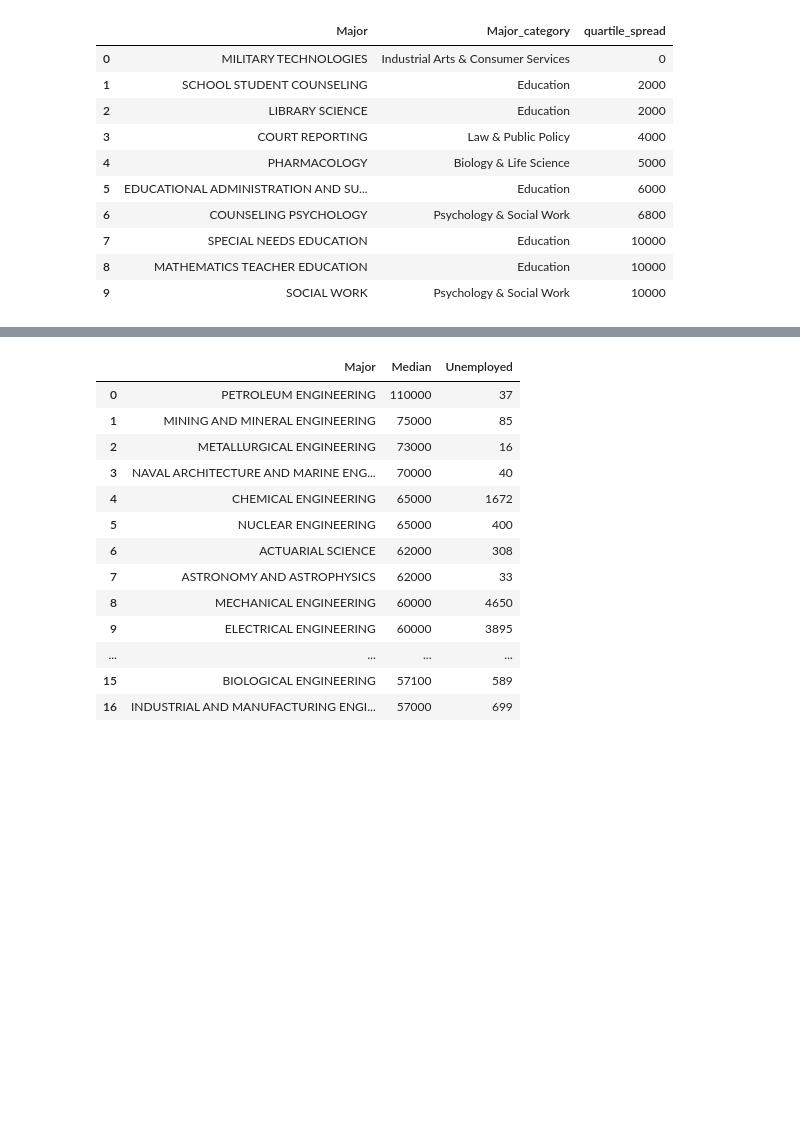
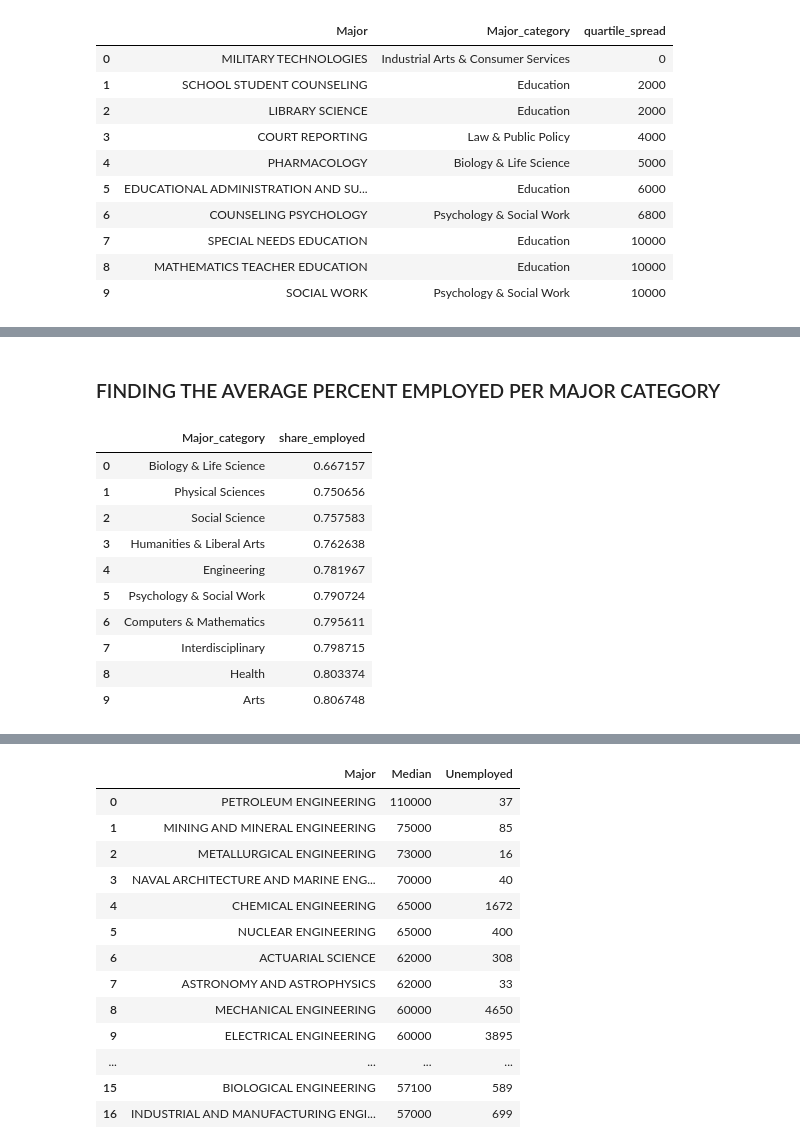
Before and after one commit to FightingInertia/SQL_Fundamentals-Intro_To_SQL, a Jupyter notebook: Introduction to SQL.ipynb, the cells around one changed output, grey strips where cells are left out. Saved outputs shown, nothing was run; the diff lists cells and outputs as text; code cells hidden in the pictures; blank space fills up the shorter version.

```diff
--- a/Introduction to SQL.ipynb
+++ b/Introduction to SQL.ipynb
@@ -268,0 +291,20 @@ pd.read_sql_query("SELECT Major, Major_category, (P75th - P25th) AS quartile_spr
+# %% [markdown]
+### FINDING THE AVERAGE PERCENT EMPLOYED PER MAJOR CATEGORY
+# %%
+pd.read_sql_query("SELECT Major_category, AVG(Employed)/AVG(Total) AS share_employed\
+                   FROM recent_grads\
+                   GROUP BY Major_category\
+                   ORDER BY share_employed\
+                   LIMIT 10", conn)
+# %% [output]
+|  | Major_category | share_employed |
+| 0 | Biology & Life Science | 0.667157 |
+| 1 | Physical Sciences | 0.750656 |
+| 2 | Social Science | 0.757583 |
+| 3 | Humanities & Liberal Arts | 0.762638 |
+| 4 | Engineering | 0.781967 |
+| 5 | Psychology & Social Work | 0.790724 |
+| 6 | Computers & Mathematics | 0.795611 |
+| 7 | Interdisciplinary | 0.798715 |
+| 8 | Health | 0.803374 |
+| 9 | Arts | 0.806748 |
```
Also changed, not shown: parts of 10 cells of this notebook.
